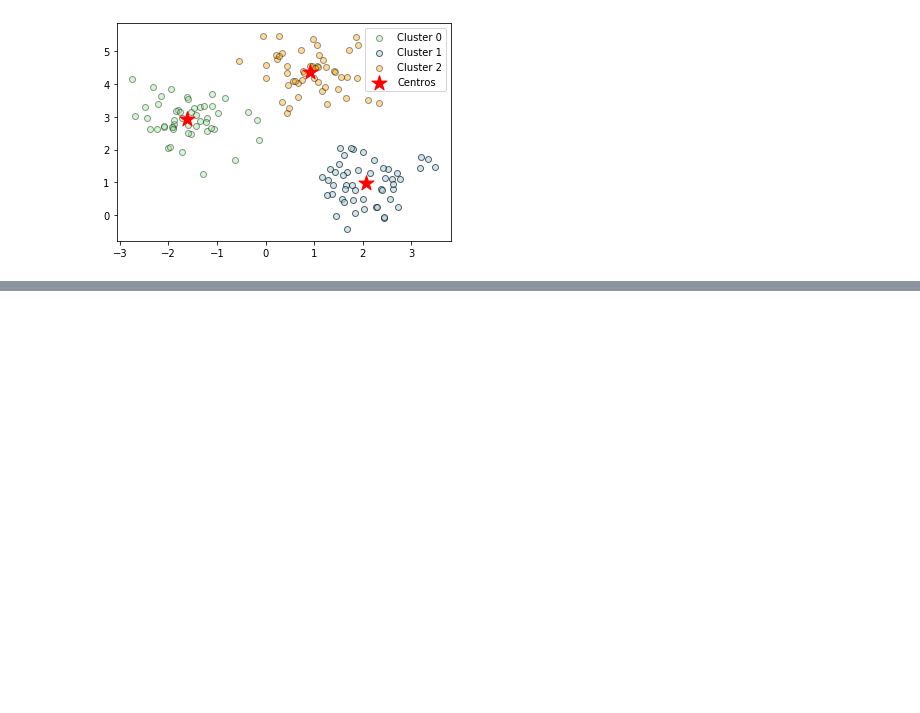
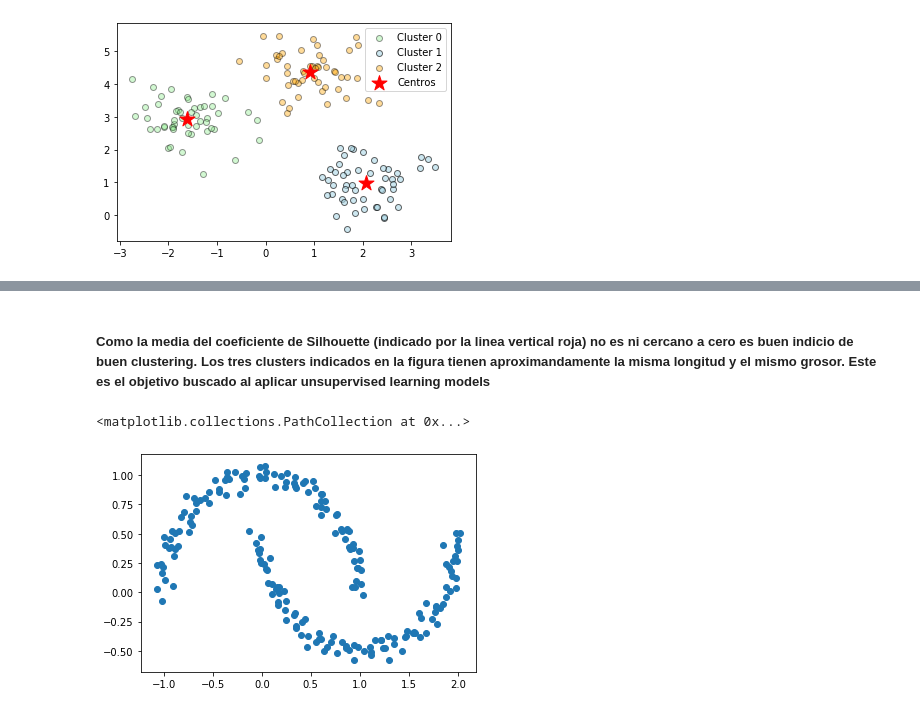
Before and after one commit to ujpinom/ML, a Jupyter notebook: Clustering_K_means.ipynb, the cells around one changed output, grey strips where cells are left out. Saved outputs shown, nothing was run; the diff lists cells and outputs as text; code cells hidden in the pictures; blank space fills up the shorter version.

```diff
--- a/Clustering_K_means.ipynb
+++ b/Clustering_K_means.ipynb
@@ -38,0 +93,9 @@ plt.legend()
+# %% [markdown]
+##### Como la media del coeficiente de Silhouette (indicado por la linea vertical roja) no es ni cercano a cero es buen indicio de buen clustering. Los tres clusters indicados en la figura tienen aproximandamente la misma longitud y el mismo grosor. Este es el objetivo buscado al aplicar unsupervised learning models
+# %%
+from sklearn.datasets import make_moons
+X,y=make_moons(n_samples=200,noise=0.05,random_state=0)
+plt.scatter(X[:,0],X[:,1])
+# %% [output]
+<matplotlib.collections.PathCollection at 0x...>
+[figure, added]
```
Also changed, not shown: parts of 11 cells of this notebook.
